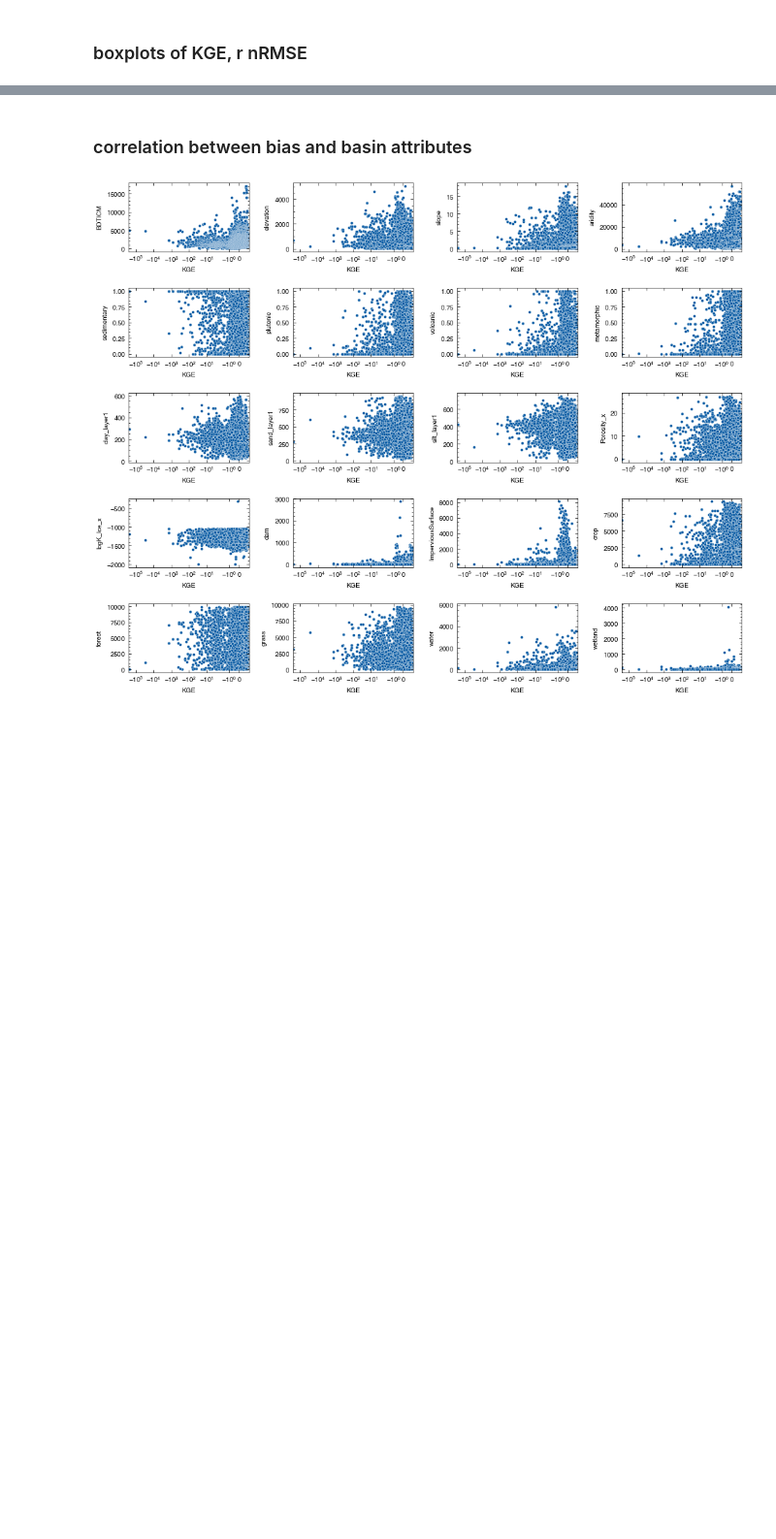
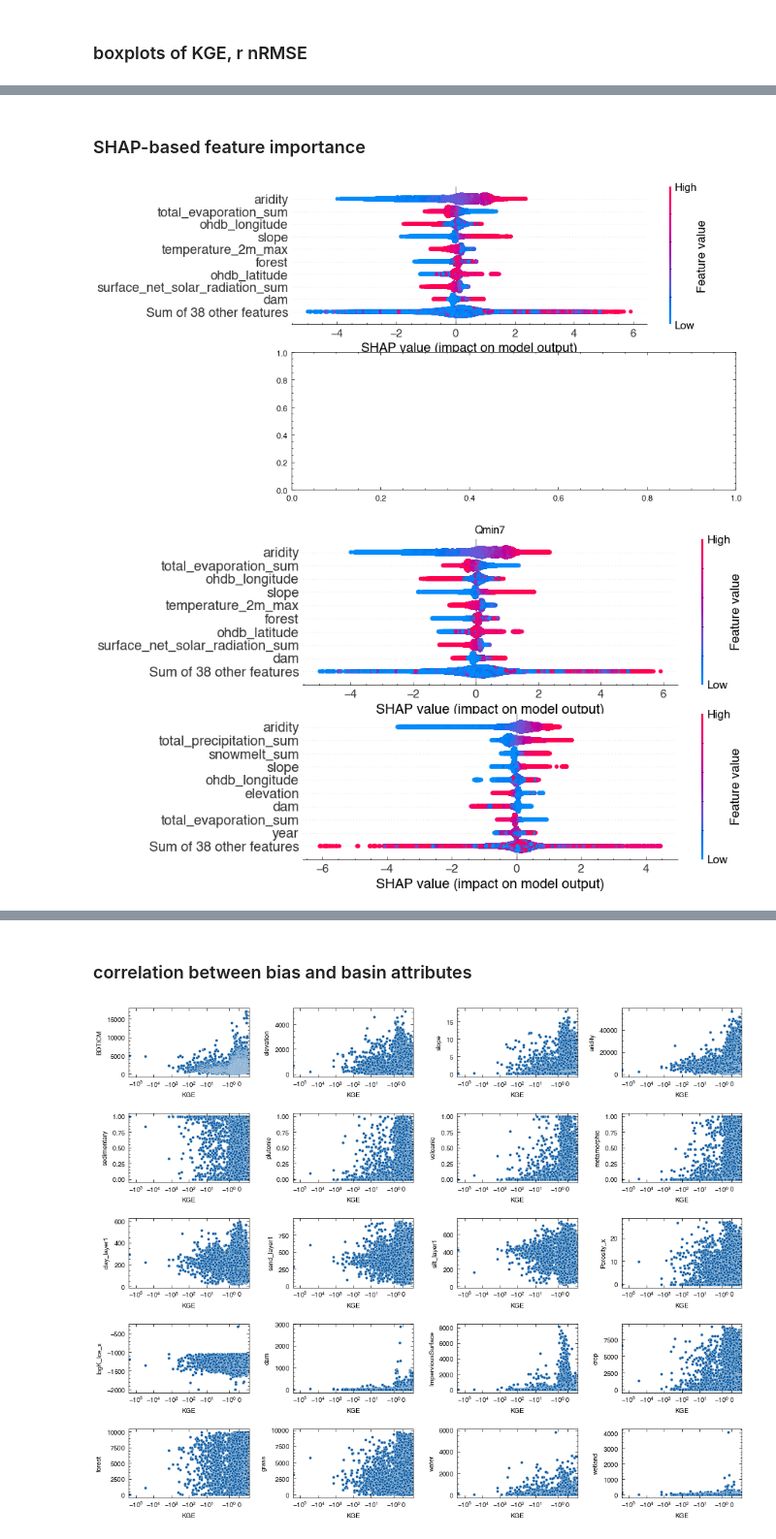
Before and after one commit to zhangboen/lulc_flood, a Jupyter notebook: plot_ml_flood.ipynb, the cells around one changed output, grey strips where cells are left out. Shown at 97% size. Saved outputs shown, nothing was run; the diff lists cells and outputs as text; code cells hidden in the pictures; blank space fills up the shorter version.

```diff
--- a/plot_ml_flood.ipynb
+++ b/plot_ml_flood.ipynb
@@ -217,0 +273,22 @@ fig.savefig(f'../picture/boxplot_cv10_rf.png', dpi = 600)
+# %% [markdown]
+### SHAP-based feature importance
+# %%
+with open(f'../results/shap_object_Qmin7_{model}.pkl', 'rb') as f:
+    shap_Qmin7 = pickle.load(f)
+with open(f'../results/shap_object_Qmax7_{model}.pkl', 'rb') as f:
+    shap_Qmax7= pickle.load(f)
+
+fig, axes = plt.subplots(2, 1, figsize = (8, 10))
+plt.sca(axes[0])
+shap.plots.beeswarm(shap_Qmin7)
+axes[0].set_title('Qmin7', fontsize = 10)
+
+plt.sca(axes[1])
+shap.plots.beeswarm(shap_Qmax7)
+axes[1].set_title('Qmax7', fontsize = 10)
+
+fig.tight_layout()
+fig.savefig(f'../picture/shap_feature_beeswarm_{model}.png', dpi = 600)
+# %% [output]
+[figure, added]
+[figure, added]
```
Also changed, not shown: parts of 14 cells of this notebook, 31 other files.
